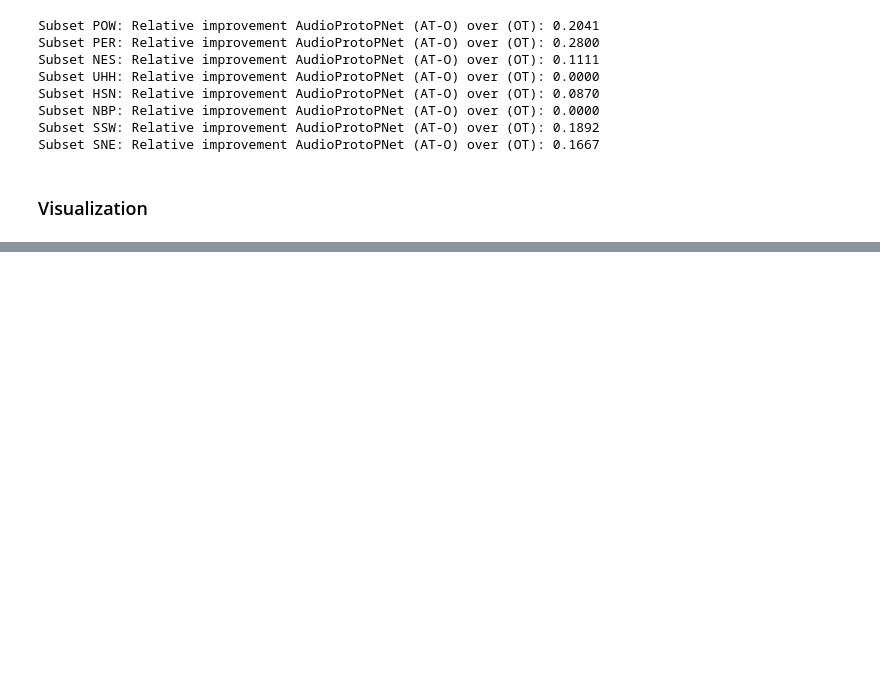
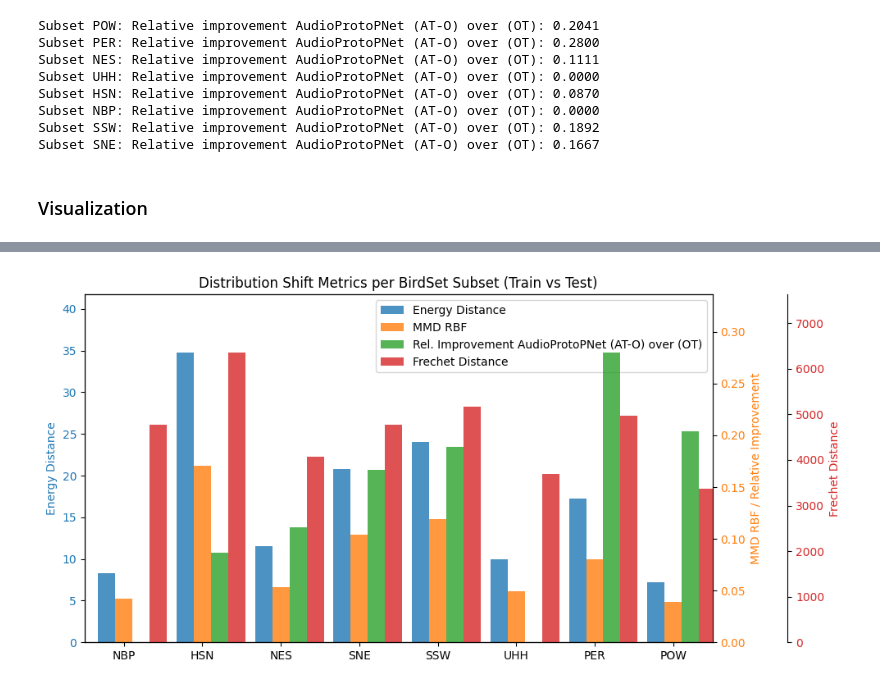
Before and after one commit to DBD-research-group/UncertainBird, a Jupyter notebook: notebooks/distribution-shift/Distribution_Shift_BirdSet.ipynb, the cells around one changed output, grey strips where cells are left out. Saved outputs shown, nothing was run; the diff lists cells and outputs as text; code cells hidden in the pictures; blank space fills up the shorter version.

```diff
--- a/notebooks/distribution-shift/Distribution_Shift_BirdSet.ipynb
+++ b/notebooks/distribution-shift/Distribution_Shift_BirdSet.ipynb
@@ -258,3 +258,8 @@ summary_df, per_pair_top
 ## Calculate metrics on waveforms directly
 
 Use the BirdSet datamodule to get random waveform samples from each subset incl. peak normalization and than compute MDD and Energy distance directly on the waveforms.
+# %%
+# init perch model
+from uncertainbird.modules.models.perchv2 import Perchv2Model
+
+perch = Perchv2Model(gpu_to_use=0)
@@ -275,7 +298,7 @@ import torch
 subset_names = ["NBP", "HSN", "NES", "SNE", "SSW", "UHH", "PER", "POW"]
 data_dir = "/workspace/data_birdset/"
 num_workers = 1
-max_samples = 2000
+max_samples = 5000
 
 data = {}
 
@@ -291,10 +314,10 @@ for subset_name in subset_names:
             task="multilabel",
             classlimit=None,
             eventlimit=None,
-            sample_rate=16_000,
+            sample_rate=32_000,
         ),
         transforms=BirdSetTransformsWrapper(
-            sample_rate=16_000,
+            sample_rate=32_000,
             model_type="waveform",
             preprocessing=PreprocessingConfig(
                 normalize_waveform='instance_peak_normalization',
@@ -319,18 +342,22 @@ for subset_name in subset_names:
         )
         waveforms = []
         labels = []
+        embeddings = []
         i = 0
         for batch in tqdm(dl, desc=f"Dataset {subset_name} Split {split_name}"):
             waveforms.append(batch['input_values'].squeeze(0))  # remove batch dim
             labels.append(batch['labels'].squeeze(0))
+            embeddings.append(perch(batch['input_values'].to(perch.device)).squeeze(0).cpu())
             i += 1
             if (i) >= max_samples:
                 break
         waveforms = torch.stack(waveforms, dim=0)
         labels = torch.stack(labels, dim=0)
+        embeddings = torch.stack(embeddings, dim=0)
         data[subset_name][split_name] = {
             "waveforms": waveforms,
             "labels": labels,
+            "embeddings": embeddings,
         }
         print(f"Loaded {waveforms.shape[0]} waveforms for subset {subset_name} split {split_name}.")
 data
@@ -683,0 +857,76 @@ plt.show()
+# %%
+# make a bar plot of the computed metrics per subset
+subsets = list(data.keys())
+energy_distances = [data[subset].get("embedding_energy_distance_train_test", 0) for subset in subsets]
+mmd_values = [data[subset].get("embedding_mmd_rbf_train_test", 0) for subset in subsets]
+fid_values = [data[subset].get("embedding_frechet_distance_train_test", 0) for subset in subsets]
+rel_improvements = [
+    data[subset]["model_performance"]["AudioProtoPNet (AT-O)"]["relative_improvement_over_OT"]
+    for subset in subsets
+]
+
+fig, ax1 = plt.subplots(figsize=(10, 5))
+width = 0.35
+gap = 0.2
+group_width = 4 * width + gap
+x = np.arange(len(subsets)) * group_width
+
+color1 = "C0"
+bars1 = ax1.bar(x - width, energy_distances, width, label="Energy Distance", color=color1, alpha=0.8)
+ax1.set_ylabel("Energy Distance", color=color1)
+ax1.tick_params(axis="y", labelcolor=color1)
+ax1.set_xticks(x)
+ax1.set_xticklabels(subsets)
+ax1.set_ylim(0, max(energy_distances) * 1.2 if len(energy_distances) > 0 else 1.0)
+ax1.set_xlim(x[0] - group_width / 2, x[-1] + group_width / 2)
+
+# Secondary y-axis for MMD and Relative Improvement
+ax2 = ax1.twinx()
+color2 = "C1"
+bars2 = ax2.bar(x, mmd_values, width, label="MMD RBF", color=color2, alpha=0.8)
+bars3 = ax2.bar(
+    x + width,
+    rel_improvements,
+    width,
+    label="Rel. Improvement AudioProtoPNet (AT-O) over (OT)",
+    color="C2",
+    alpha=0.8,
+)
+
+# Tertiary y-axis for FID (Frechet distance) with its own scale
+ax3 = ax1.twinx()
+ax3.spines["right"].set_position(("axes", 1.12))
+# Make sure the new right spine is visible and doesn't cover the plot area
+ax3.set_frame_on(True)
+ax3.patch.set_visible(False)
+color3 = "C3"
+bars4 = ax3.bar(
+    x + 2 * width,
+    fid_values,
+    width,
+    label="Frechet Distance",
+    color=color3,
+    alpha=0.8,
+)
+ax3.set_ylabel("Frechet Distance", color=color3)
+ax3.tick_params(axis="y", labelcolor=color3)
+fid_upper = max(fid_values) if len(fid_values) > 0 else 0.0
+ax3.set_ylim(0, fid_upper * 1.2 if fid_upper > 0 else 1.0)
+
+lower = min(0, min(mmd_values), min(rel_improvements)) if (len(mmd_values) > 0 and len(rel_improvements) > 0) else 0
+upper = max(max(mmd_values) if len(mmd_values) > 0 else 0, max(rel_improvements) if len(rel_improvements) > 0 else 0)
+ax2.set_ylabel("MMD RBF / Relative Improvement", color=color2)
+ax2.tick_params(axis="y", labelcolor=color2)
+ax2.set_ylim(lower * 1.2, upper * 1.2 if upper > 0 else 0.1)
+
+plt.title("Distribution Shift Metrics per BirdSet Subset (Train vs Test)")
+
+handles1, labels1 = ax1.get_legend_handles_labels()
+handles2, labels2 = ax2.get_legend_handles_labels()
+handles3, labels3 = ax3.get_legend_handles_labels()
+ax1.legend(handles1 + handles2 + handles3, labels1 + labels2 + labels3, loc="upper right")
+
+fig.tight_layout()
+plt.show()
+# %% [output]
+[figure, added]
```
Also changed, not shown: parts of 24 cells of this notebook, 1 other file.
